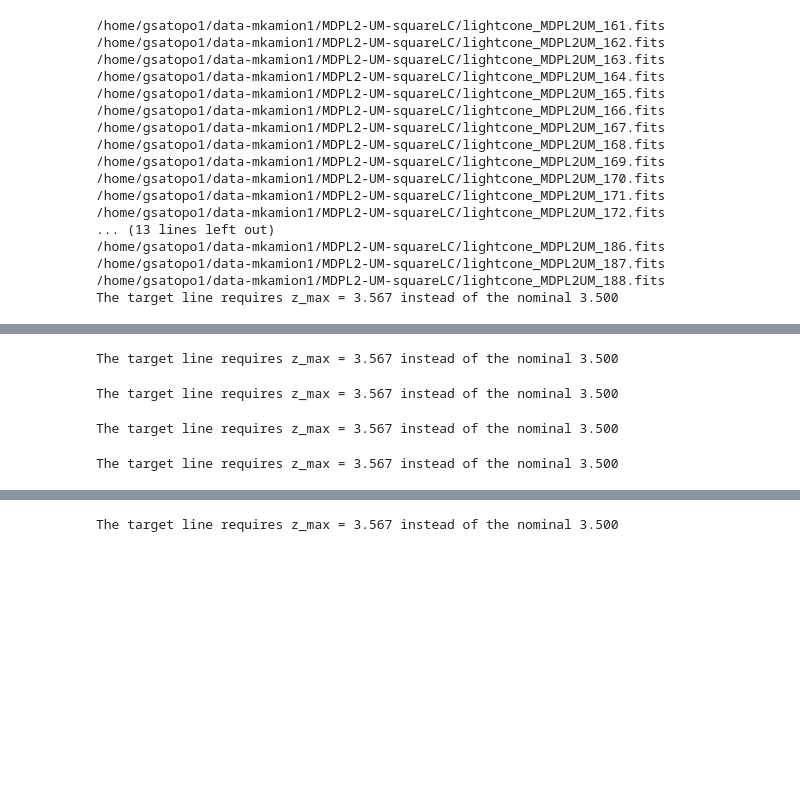
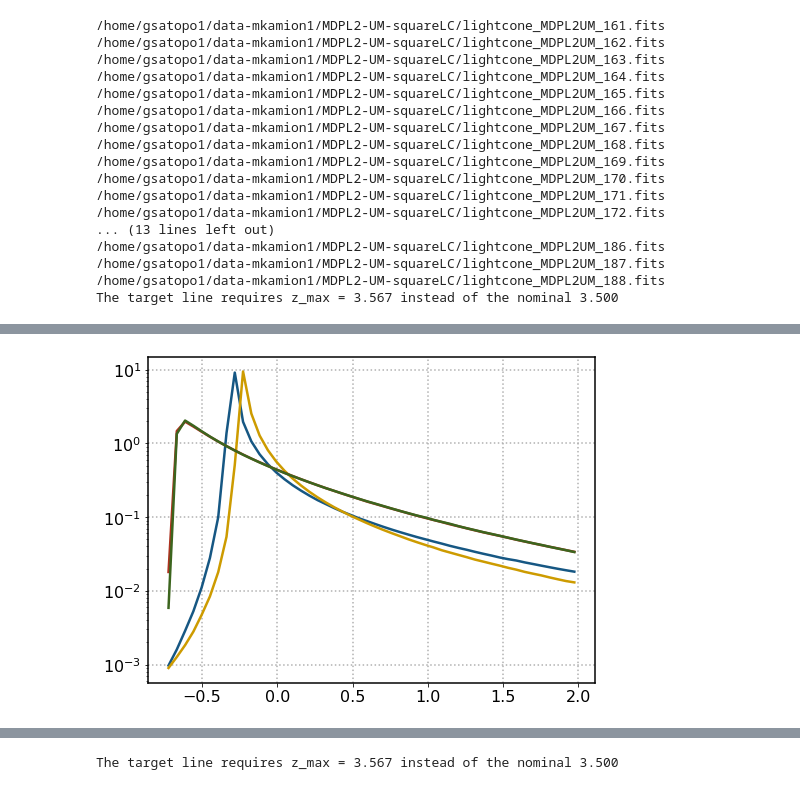
Before and after one commit to kokron/skyLine, a Jupyter notebook: notebooks/main_results_pop_and_stats.ipynb, the cells around one changed output, grey strips where cells are left out. Drawn from its saved outputs; the diff is of its cells as text; code cells hidden in the pictures; blank space fills up the shorter version.

```diff
--- a/notebooks/main_results_pop_and_stats.ipynb
+++ b/notebooks/main_results_pop_and_stats.ipynb
@@ -40,10 +41,11 @@ def LC_params(line):
                       do_external_SFR = False, external_SFR = '',
                       SFR_pars=dict(),
                       resampler='cic',
-                      angular_supersample=2,
-                      spectral_supersample=4,
+                      angular_supersample=1,
+                      spectral_supersample=1,
                       do_downsample=False,
                       cube_mode='inner_cube',
+                      do_remove_mean=False,
                       Nmu=30,
                       kmax=2*u.Mpc**-1,
                       dk=0.02*u.Mpc**-1,
@@ -64,7 +66,7 @@ def LC_params(line):
                                                           model_pars={'alpha':0.81568736,'beta':3.43531917,'alpha_std':0,'beta_std':0,'sigma_L':0.2})),
                                  LIR_pars = dict(IRX_name='Bouwens2020', log10Ms_IRX=9.15, alpha_IRX=0.97, sigma_IRX=0.2,
                                                  K_IR=0.63*1.73e-10, K_UV=0.63*2.5e-10),
-                                 do_intensity=False))
+                                 do_intensity=True))
         obs_params.update(dict(nuObs_max=nu_CO/(1+zmin), nuObs_min=nu_CO/(1+zmax),
                            dnu=dnu,
                            Tsys=0*u.Jy/u.sr))
@@ -103,7 +105,7 @@ def LC_params(line):
                                  models=dict(HI=dict(model_name='HI_VN18',
                                                      model_pars={'M0':2.9e9*u.Msun/h, 'Mmin':6.7e10*u.Msun/h,
                                                                  'alpha':0.76,'sigma_MHI':0.2})),
-                                 do_intensity=False))
+                                 do_intensity=True))
         obs_params.update(dict(zmin = zmin-0.03, zmax = zmax+0.03,
                                nuObs_max=nu_HI/(1+zmin), nuObs_min=nu_HI/(1+zmax),
                         dnu=dnu,
@@ -643,8 +709,9 @@ def LC_params(line):
                       SFR_pars=dict(),
                       resampler='nearest',
                       angular_supersample=1,
-                      spectral_supersample=5,
+                      spectral_supersample=1,
                       cube_mode='inner_cube',
+                      do_remove_mean=False,
                       Nmu=20,
                       dk=0.02*u.Mpc**-1,
                       kmax=3*u.Mpc**-1,
@@ -808,11 +875,11 @@ COmap_noise=np.asarray(LC_CO.obs_3d_map+LC_CO.noise_3d_map)
 CIImap_noise=np.asarray(LC_CII.obs_3d_map+LC_CII.noise_3d_map)
 Lyamap_noise=np.asarray(LC_Lya.obs_3d_map+LC_Lya.noise_3d_map)
 HImap_noise=np.asarray(LC_HI.obs_3d_map+LC_HI.noise_3d_map)
-# %% [output]
-The target line requires z_max = 3.567 instead of the nominal 3.500
-The target line requires z_max = 3.567 instead of the nominal 3.500
-The target line requires z_max = 3.567 instead of the nominal 3.500
-The target line requires z_max = 3.567 instead of the nominal 3.500
+# %%
+COmap_nonoise=np.asarray(LC_CO.obs_3d_map)
+CIImap_nonoise=np.asarray(LC_CII.obs_3d_map)
+Lyamap_nonoise=np.asarray(LC_Lya.obs_3d_map)
+HImap_nonoise=np.asarray(LC_HI.obs_3d_map)
 # %%
 np.save('../../map_noise_CO_T', COmap_noise)
 np.save('../../map_noise_CII_I', CIImap_noise)
@@ -820,0 +901,28 @@ np.save('../../map_noise_HI_T', HImap_noise)
+# %%
+Ti_edge=np.linspace(-0.75, 2, 50+1)
+Ti=(Ti_edge[:-1]+Ti_edge[1:])/2.
+
+COmap_nonoise_studentized=(COmap_nonoise-np.mean(COmap_nonoise))/np.std(COmap_nonoise)
+CIImap_nonoise_studentized=(CIImap_nonoise-np.mean(CIImap_nonoise))/np.std(CIImap_nonoise)
+Lyamap_nonoise_studentized=(Lyamap_nonoise-np.mean(Lyamap_nonoise))/np.std(Lyamap_nonoise)
+HImap_nonoise_studentized=(HImap_nonoise-np.mean(HImap_nonoise))/np.std(HImap_nonoise)
+
+BiCO_nonoise=np.histogram(COmap_nonoise_studentized.flatten(), bins=Ti_edge)[0]
+BiCII_nonoise=np.histogram(CIImap_nonoise_studentized.flatten(), bins=Ti_edge)[0]
+BiLya_nonoise=np.histogram(Lyamap_nonoise_studentized.flatten(), bins=Ti_edge)[0]
+BiHI_nonoise=np.histogram(HImap_nonoise_studentized.flatten(), bins=Ti_edge)[0]
+# %%
+def gauss_norm(x):
+    return np.exp(-x**2/2)/(np.sqrt(2*np.pi))
+
+grey='#cccccc'
+
+#plt.fill_between(x=np.linspace(-2,2,100),y1=np.zeros((100)), y2=gauss_norm(np.linspace(-2,2,100)), color=grey)
+plt.plot(Ti, BiCO_nonoise/np.sum(BiCO_nonoise)/np.diff(Ti_edge))
+plt.plot(Ti, BiCII_nonoise/np.sum(BiCII_nonoise)/np.diff(Ti_edge))
+plt.plot(Ti, BiLya_nonoise/np.sum(BiLya_nonoise)/np.diff(Ti_edge))
+plt.plot(Ti, BiHI_nonoise/np.sum(BiHI_nonoise)/np.diff(Ti_edge))
+plt.yscale('log')
+plt.grid(linestyle='dotted', linewidth=1.5)
+# %% [output]
+[figure, added]
```
Also changed, not shown: parts of 21 cells of this notebook, 3 other files.
